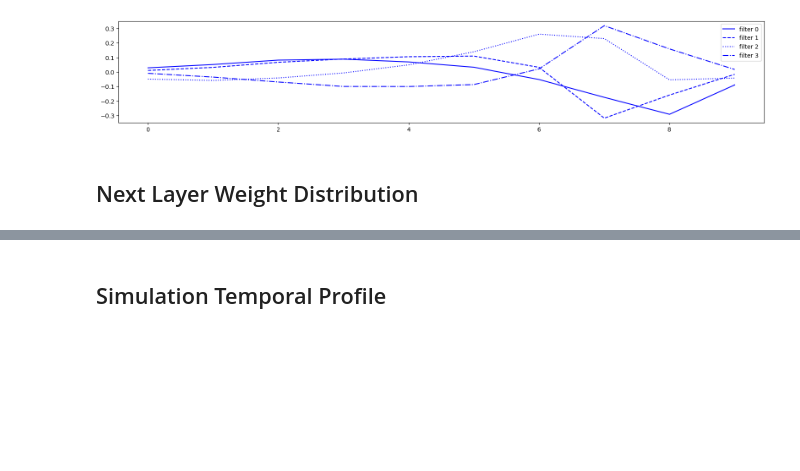
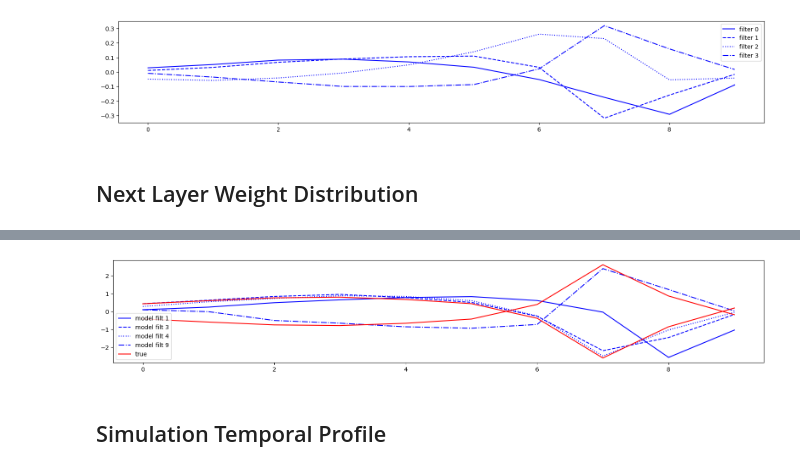
Before and after one commit to IsabelF98/Cloud_SynthData_Proj, a Jupyter notebook: LGN_units.ipynb, the cells around one changed output, grey strips where cells are left out. Drawn from its saved outputs; the diff is of its cells as text; code cells hidden in the pictures; blank space fills up the shorter version.

```diff
--- a/LGN_units.ipynb
+++ b/LGN_units.ipynb
@@ -830,3 +830,17 @@ plt.show()
+# %%
+high_weight_idx = list(np.where(np.mean(np.abs(next_layer_weights),axis=(1,2,3))>0.012)[0])
+line_list = ['-', '--', ':', '-.']
+ss()
+for j in range(len(high_weight_idx)):
+    i = high_weight_idx[j]
+    plt.plot((pred_temp[:,i]-np.mean(pred_temp[:,i]))/np.std(pred_temp[:,i]), label='model filt '+str(i), color='blue', linestyle=line_list[j])
+
+plt.plot(-1*(true_temp[::-1]-np.mean(true_temp))/np.std(true_temp),label='true', color='red')
+plt.plot((true_temp[::-1]-np.mean(true_temp))/np.std(true_temp), color='red')
+plt.legend()
+plt.show()
+# %% [output]
+[figure, added]
 # %% [markdown]
 ## Simulation Temporal Profile
 # %%
```
Also changed, not shown: parts of 7 cells of this notebook, 3 other files.
